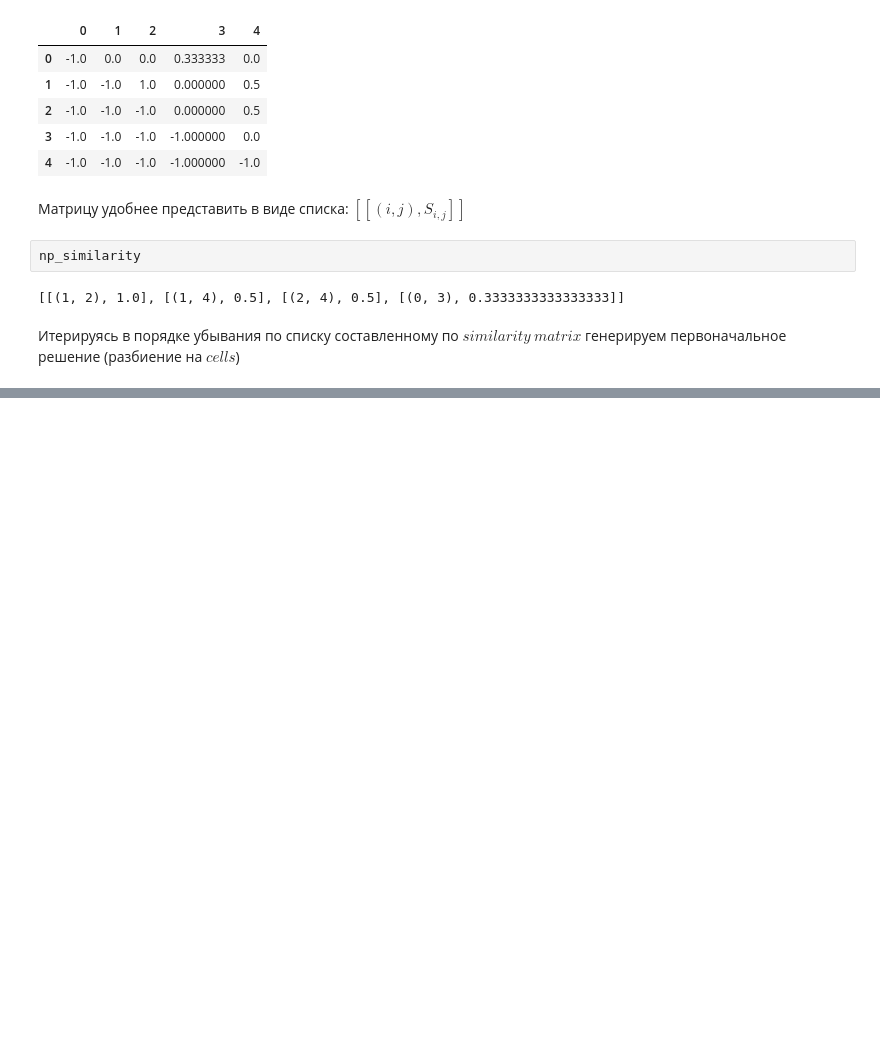
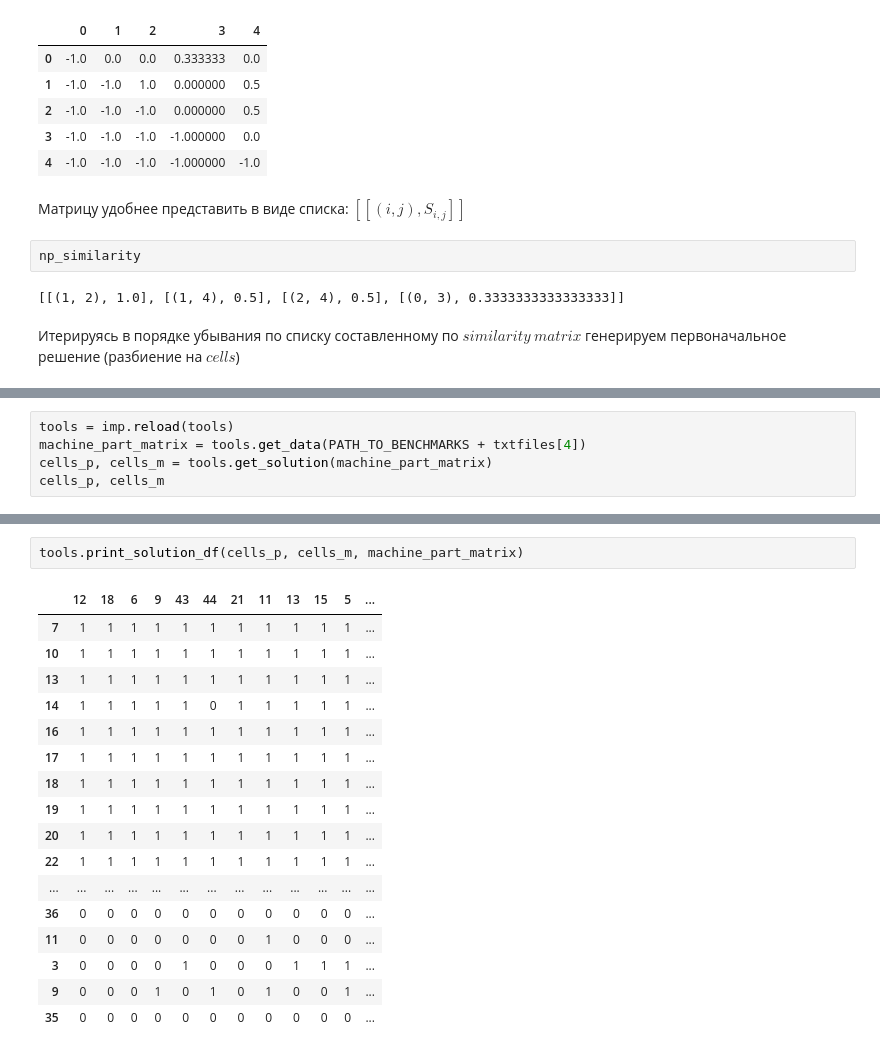
Before and after one commit to CodeSopranos/CellFormation, a Jupyter notebook: CellFormation.ipynb, the cells around one changed output, grey strips where cells are left out. Drawn from its saved outputs; the diff is of its cells as text; blank space fills up the shorter version.

Commit message:
generating initial solution implemented

```diff
--- a/CellFormation.ipynb
+++ b/CellFormation.ipynb
@@ -108,0 +100,5 @@ pd.DataFrame(machine_part_matrix_sample)[[0, 3]]
+# %%
+tools = imp.reload(tools)
+machine_part_matrix = tools.get_data(PATH_TO_BENCHMARKS + txtfiles[4])
+cells_p, cells_m = tools.get_solution(machine_part_matrix)
+cells_p, cells_m
@@ -108,0 +123,20 @@ pd.DataFrame(machine_part_matrix_sample)[[0, 3]]
+# %%
+tools.print_solution_df(cells_p, cells_m, machine_part_matrix)
+# %% [output]
+|  | 12 | 18 | 6 | 9 | 43 | 44 | 21 | 11 | 13 | 15 | 5 | ... |
+| 7 | 1 | 1 | 1 | 1 | 1 | 1 | 1 | 1 | 1 | 1 | 1 | ... |
+| 10 | 1 | 1 | 1 | 1 | 1 | 1 | 1 | 1 | 1 | 1 | 1 | ... |
+| 13 | 1 | 1 | 1 | 1 | 1 | 1 | 1 | 1 | 1 | 1 | 1 | ... |
+| 14 | 1 | 1 | 1 | 1 | 1 | 0 | 1 | 1 | 1 | 1 | 1 | ... |
+| 16 | 1 | 1 | 1 | 1 | 1 | 1 | 1 | 1 | 1 | 1 | 1 | ... |
+| 17 | 1 | 1 | 1 | 1 | 1 | 1 | 1 | 1 | 1 | 1 | 1 | ... |
+| 18 | 1 | 1 | 1 | 1 | 1 | 1 | 1 | 1 | 1 | 1 | 1 | ... |
+| 19 | 1 | 1 | 1 | 1 | 1 | 1 | 1 | 1 | 1 | 1 | 1 | ... |
+| 20 | 1 | 1 | 1 | 1 | 1 | 1 | 1 | 1 | 1 | 1 | 1 | ... |
+| 22 | 1 | 1 | 1 | 1 | 1 | 1 | 1 | 1 | 1 | 1 | 1 | ... |
+| ... | ... | ... | ... | ... | ... | ... | ... | ... | ... | ... | ... | ... |
+| 36 | 0 | 0 | 0 | 0 | 0 | 0 | 0 | 0 | 0 | 0 | 0 | ... |
+| 11 | 0 | 0 | 0 | 0 | 0 | 0 | 0 | 1 | 0 | 0 | 0 | ... |
+| 3 | 0 | 0 | 0 | 0 | 1 | 0 | 0 | 0 | 1 | 1 | 1 | ... |
+| 9 | 0 | 0 | 0 | 1 | 0 | 1 | 0 | 1 | 0 | 0 | 1 | ... |
+| 35 | 0 | 0 | 0 | 0 | 0 | 0 | 0 | 0 | 0 | 0 | 0 | ... |
```
Also changed, not shown: parts of 9 cells of this notebook, 2 other files.
